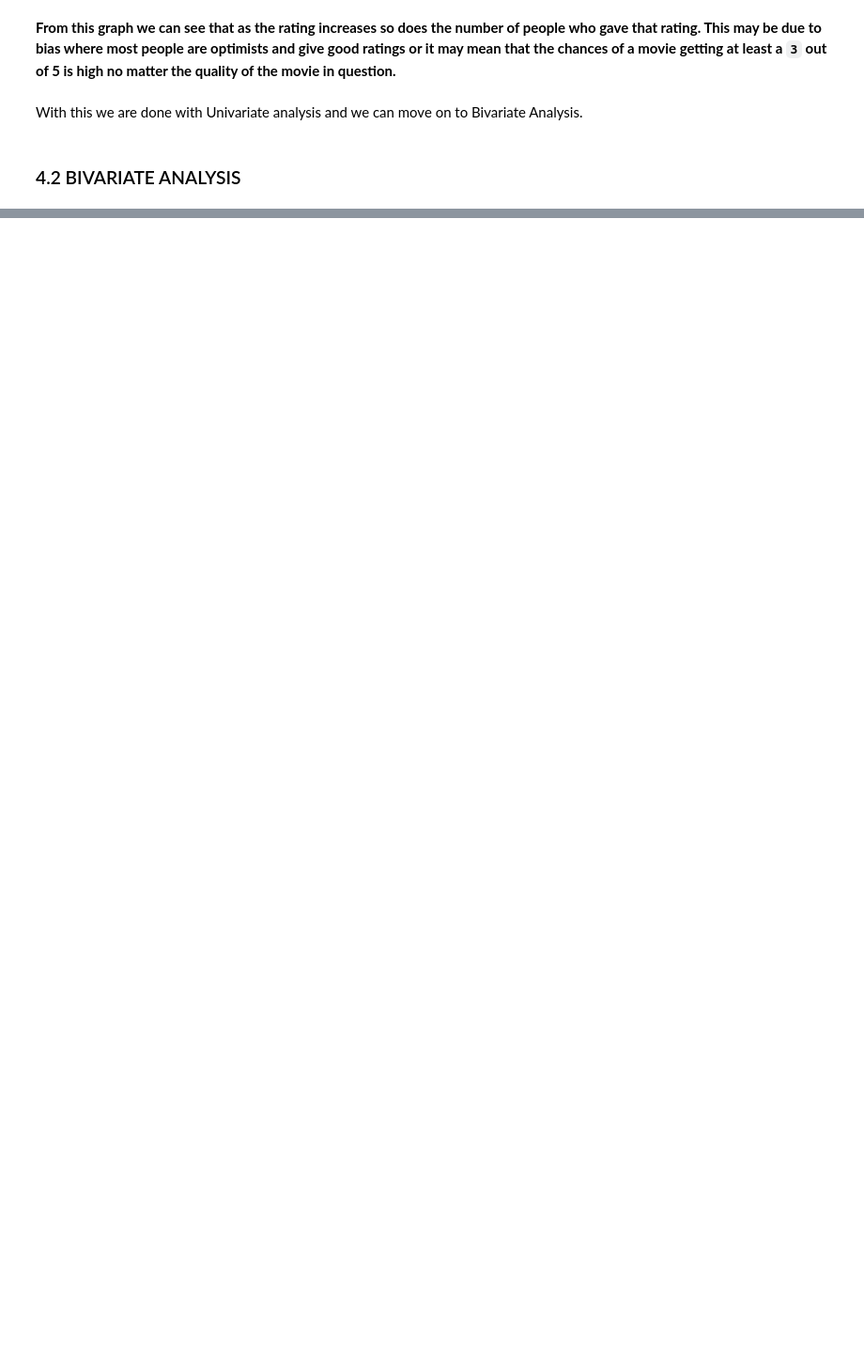
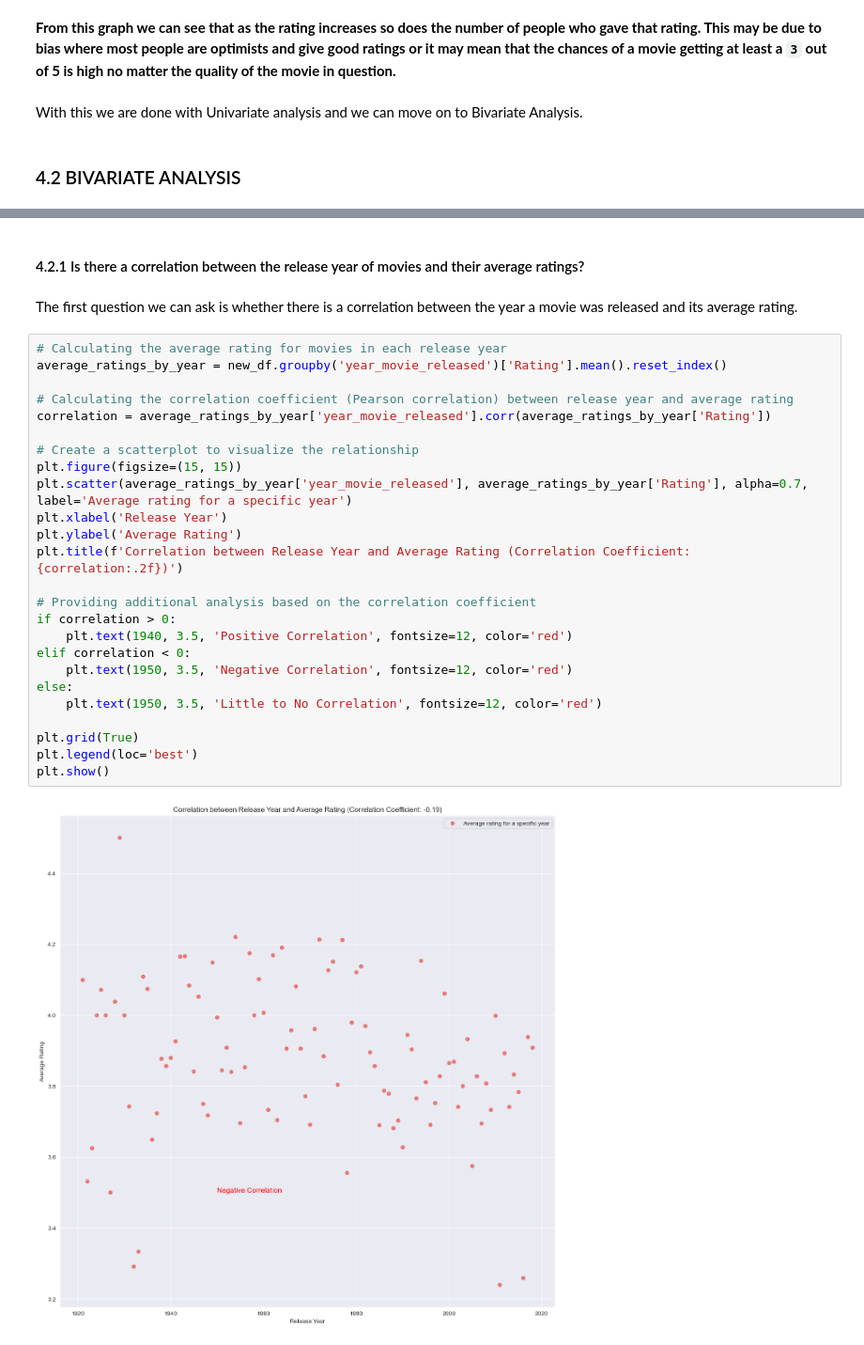
Before and after one commit to DennisWainaina/Movie-Recommendation-System-Project, a Jupyter notebook: index.ipynb, the cells around one changed output, grey strips where cells are left out. Shown at 94% size. Saved outputs shown, nothing was run; the diff lists cells and outputs as text; blank space fills up the shorter version.

Commit message:
Finished with Bivariate Analysis where I explored the relationship between various features in the dataset to better understand the data given now on to building a recommendation system.

```diff
--- a/index.ipynb
+++ b/index.ipynb
@@ -757,0 +761,31 @@ new_df.head()
+# %% [markdown]
+#### 4.2.1 Is there a correlation between the release year of movies and their average ratings?
+# %% [markdown]
+The first question we can ask is whether there is a correlation between the year a movie was released and its average rating.
+# %%
+# Calculating the average rating for movies in each release year
+average_ratings_by_year = new_df.groupby('year_movie_released')['Rating'].mean().reset_index()
+
+# Calculating the correlation coefficient (Pearson correlation) between release year and average rating
+correlation = average_ratings_by_year['year_movie_released'].corr(average_ratings_by_year['Rating'])
+
+# Create a scatterplot to visualize the relationship
+plt.figure(figsize=(15, 15))
+plt.scatter(average_ratings_by_year['year_movie_released'], average_ratings_by_year['Rating'], alpha=0.7, label='Average rating for a specific year')
+plt.xlabel('Release Year')
+plt.ylabel('Average Rating')
+plt.title(f'Correlation between Release Year and Average Rating (Correlation Coefficient: {correlation:.2f})')
+
+# Providing additional analysis based on the correlation coefficient
+if correlation > 0:
+    plt.text(1940, 3.5, 'Positive Correlation', fontsize=12, color='red')
+elif correlation < 0:
+    plt.text(1950, 3.5, 'Negative Correlation', fontsize=12, color='red')
+else:
+    plt.text(1950, 3.5, 'Little to No Correlation', fontsize=12, color='red')
+
+plt.grid(True)
+plt.legend(loc='best')
+plt.show()
+# %% [output]
+[figure, added]
```
Also changed, not shown: parts of 16 cells of this notebook.
